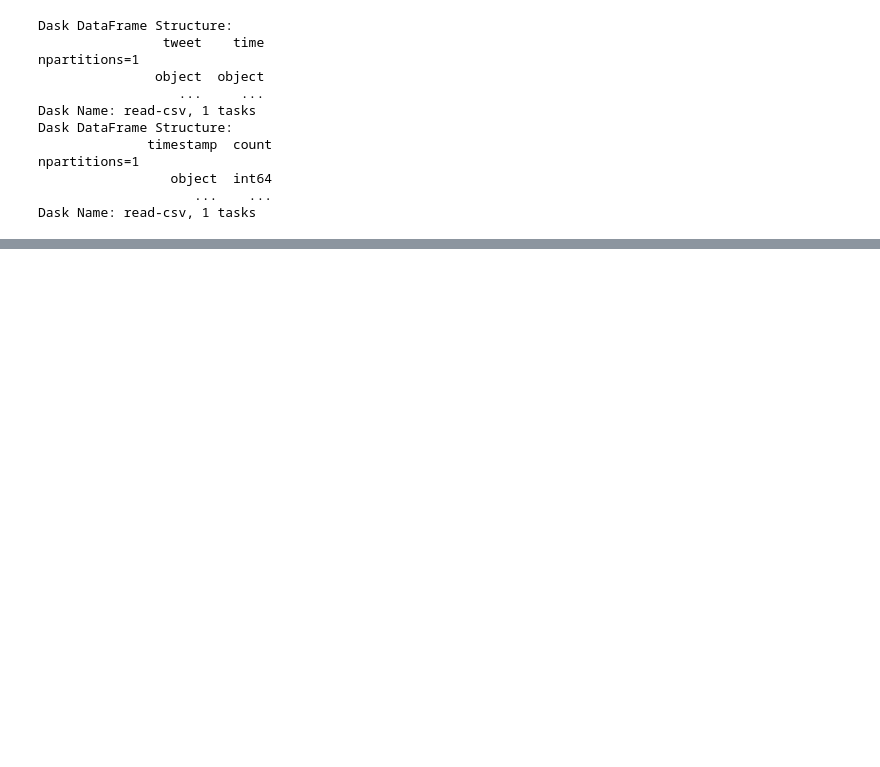
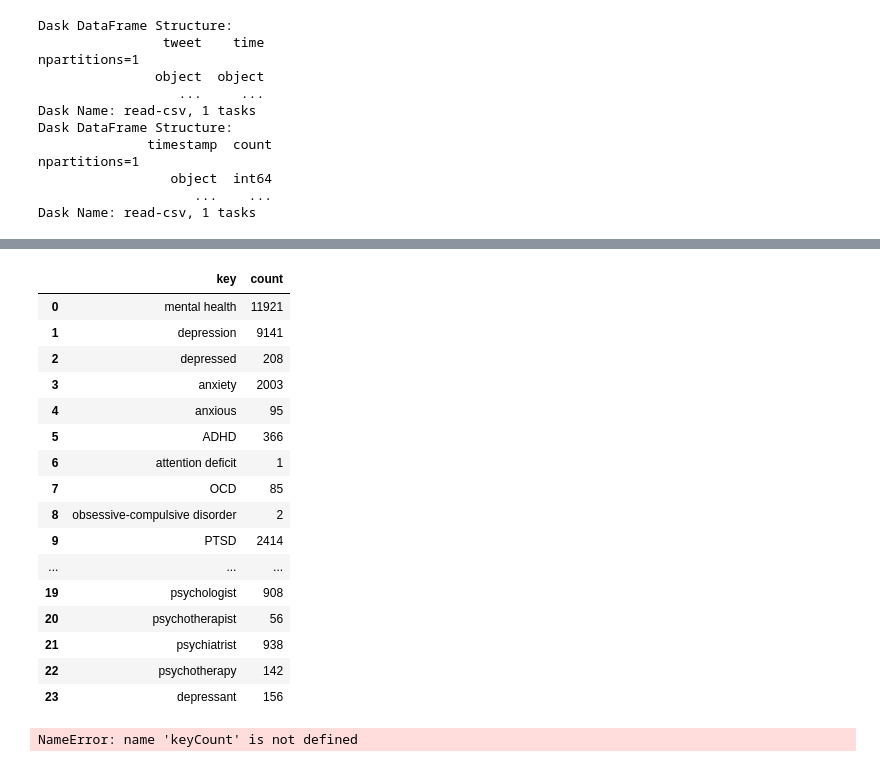
Before and after one commit to ddattero/BigDataFinalProject, a Jupyter notebook: twit_analysis.ipynb, the cells around one changed output, grey strips where cells are left out. Saved outputs shown, nothing was run; the diff lists cells and outputs as text; code cells hidden in the pictures; blank space fills up the shorter version.

Commit message:
key count complete

```diff
--- a/twit_analysis.ipynb
+++ b/twit_analysis.ipynb
@@ -174,14 +124,23 @@ def containsKey(text, key):
 for i in keyWords:
     tweetdf[i] = tweetdf['tweet'].map_partitions(containsKey, i)
 # %%
+#count tweets each keyword appears in
+#if a tweet contains multiple keywords, then they are added
+#to the result df as |word1|word2| etc.
+
 def keysInTweet(df):
     keys = ''
-    for i in keyWords:
-        if df[i]:
-            keys = keys + ' ' + i
-    key = keys.strip()
+    for k in keyWords:
+        if df[k]:
+            keys = keys + '|' + k
+    keys = keys + '|'
     return keys
 
 tweetdf['keys'] = tweetdf.apply(keysInTweet, axis=1, meta=('keys', 'object'))
 
-tweetdf = tweetdf.loc[tweetdf['keys'] != '']
+# tweetdf = tweetdf.loc[tweetdf['keys'] != '']
+
+counts = tweetdf['keys'].value_counts().to_frame()
+counts['count'] = counts['keys']
+counts = counts.drop(labels='keys', axis=1)
+counts.compute()
@@ -215,0 +163,32 @@ counts.hvplot.bar(y='count', use_index=True)
+# %%
+keyCount = pd.DataFrame({'key' : keyWords})
+keyCount = dd.from_pandas(keyCount, npartitions=1)
+
+def countKeys(k):
+    return tweetdf[k].sum().compute()
+
+keyCount['count'] = keyCount['key'].map(countKeys, meta=('count', 'int64'))
+
+keyCount.compute()
+# %% [output]
+|  | key | count |
+| 0 | mental health | 11921 |
+| 1 | depression | 9141 |
+| 2 | depressed | 208 |
+| 3 | anxiety | 2003 |
+| 4 | anxious | 95 |
+| 5 | ADHD | 366 |
+| 6 | attention deficit | 1 |
+| 7 | OCD | 85 |
+| 8 | obsessive-compulsive disorder | 2 |
+| 9 | PTSD | 2414 |
+| ... | ... | ... |
+| 19 | psychologist | 908 |
+| 20 | psychotherapist | 56 |
+| 21 | psychiatrist | 938 |
+| 22 | psychotherapy | 142 |
+| 23 | depressant | 156 |
+# %%
+keyCount.hvplot.bar(y='count', x='key')
+# %% [output]
+NameError: name 'keyCount' is not defined
```
Also changed, not shown: parts of 4 cells of this notebook, 12 other files.
